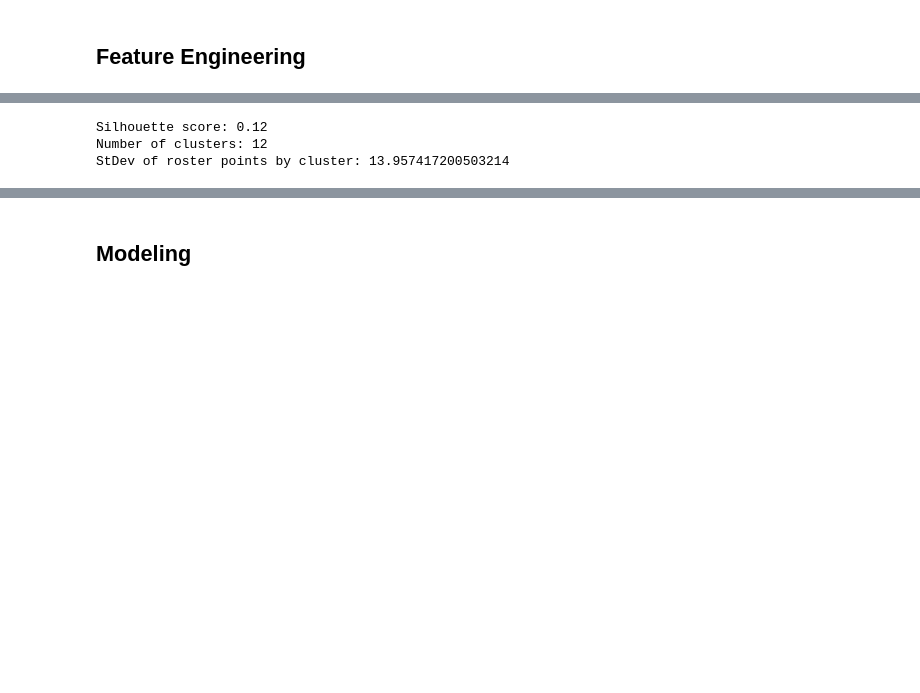
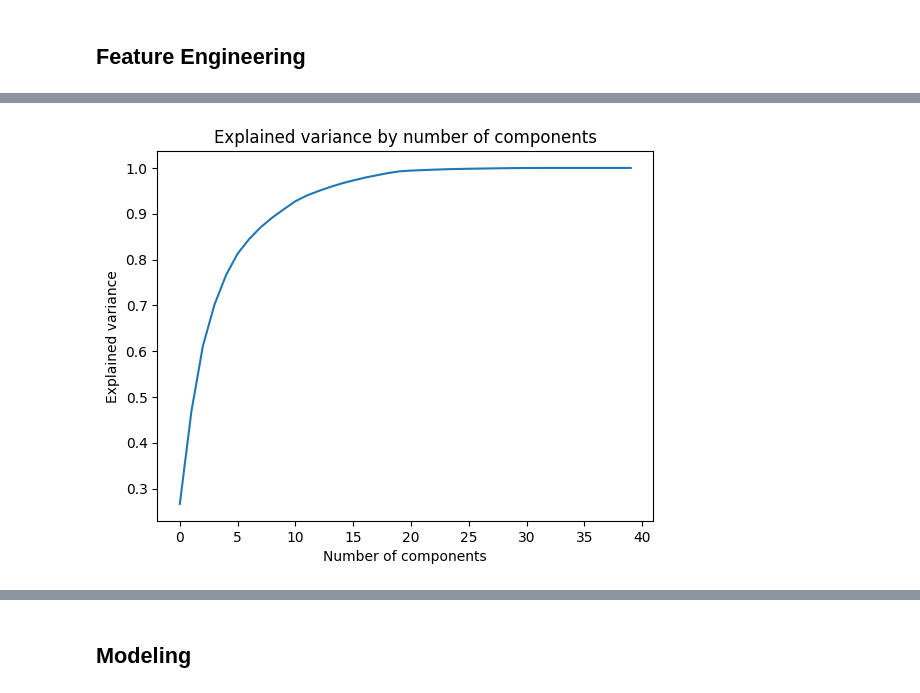
Before and after one commit to jackdepree/FFInsights, a Jupyter notebook: code/best_ball_mania_models.ipynb, the cells around one changed output, grey strips where cells are left out. Cells and saved outputs as stored; diff of their text form; code cells hidden in the pictures; blank space fills up the shorter version.

```diff
--- a/code/best_ball_mania_models.ipynb
+++ b/code/best_ball_mania_models.ipynb
@@ -387,30 +223,30 @@ StDev of roster points by cluster: 12.711424195993878
-# %%
-# Hierarchical clustering
-from sklearn.cluster import AgglomerativeClustering
-from sklearn.metrics import silhouette_score
-
-X = ['QB1.0', 'QB2.0', 'RB1.0', 'RB2.0', 'RB3.0', 'RB4.0', 'TE1.0', 'TE2.0',
-       'WR1.0', 'WR2.0', 'WR3.0', 'WR4.0', 'WR5.0', 'WR6.0', #'roster_points',
-       'qb_count', 'rb_count', 'wr_count', 'te_count', 'qb_value', 'rb_value',
-       'wr_value', 'te_value', 'qb_var', 'rb_var', 'wr_var', 'te_var',
-       'qb_early', 'rb_early', 'wr_early', 'te_early', 'qb_diff', 'rb_diff',
-       'wr_diff', 'te_diff', 'qb_rb', 'qb_wr', 'qb_te', 'rb_wr', 'rb_te',
-       'wr_te']
-y = df['roster_points']
-
-# Define the model
-agg = AgglomerativeClustering(n_clusters=12)
-agg.fit(X)
-labels_agg = agg.labels_
-score = silhouette_score(X, labels_agg)
-
-# Summarize clusters in the data
-df['agg'] = labels_agg
-
-print(f"Silhouette score: {score:.2f}")
-print(f"Number of clusters: {len(df['agg'].unique())}")
-print(f"StDev of roster points by cluster: {df.groupby('agg').mean()['roster_points'].std()}")
-# %% [output]
-Silhouette score: 0.12
-Number of clusters: 12
-StDev of roster points by cluster: 13.957417200503214
+# %%
+# PCA
+from sklearn.decomposition import PCA
+from sklearn.preprocessing import StandardScaler
+
+# Standardize the data
+X = df.drop(columns=['roster_points'])
+y = df['roster_points']
+scaler = StandardScaler()
+scaler.fit(X)
+X_scaled = scaler.transform(X)
+
+# Fit PCA
+pca = PCA()
+pca.fit(X_scaled)
+
+# Plot explained variance
+plt.plot(np.cumsum(pca.explained_variance_ratio_))
+plt.xlabel('Number of components')
+plt.ylabel('Explained variance')
+plt.title('Explained variance by number of components')
+plt.show()
+
+# Save pca with 85% explained variance
+pca = PCA(n_components=0.95)
+pca.fit(X_scaled)
+df_pca = pca.transform(X_scaled)
+df_pca = pd.DataFrame(df_pca, columns=[f'PC{i+1}' for i in range(df_pca.shape[1])])
+# %% [output]
+[figure, added]
```
Also changed, not shown: parts of 25 cells of this notebook, 1 other file.
